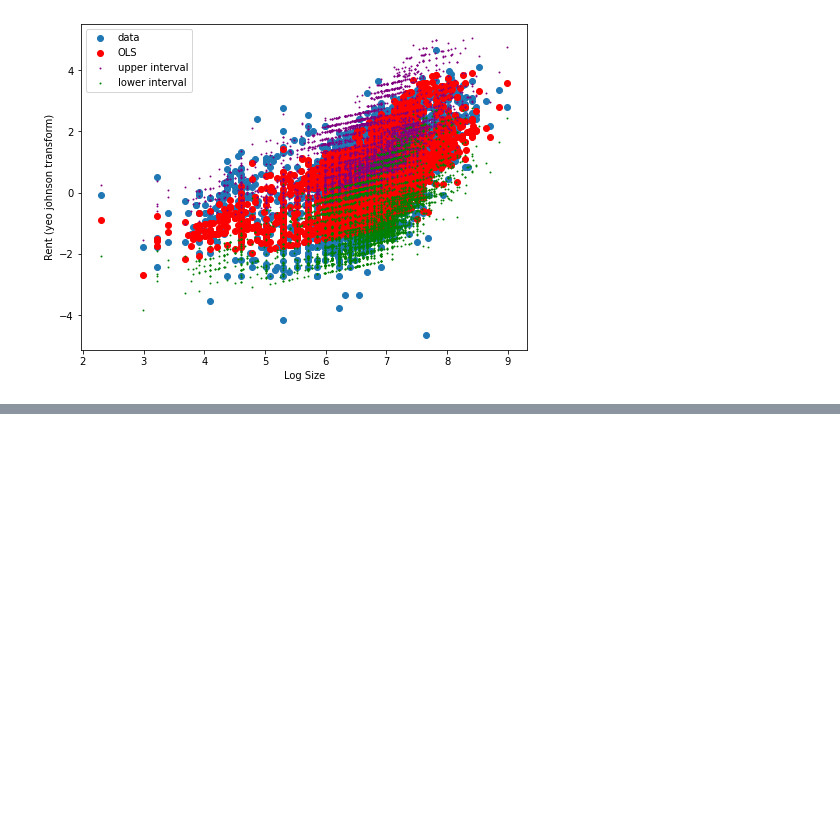
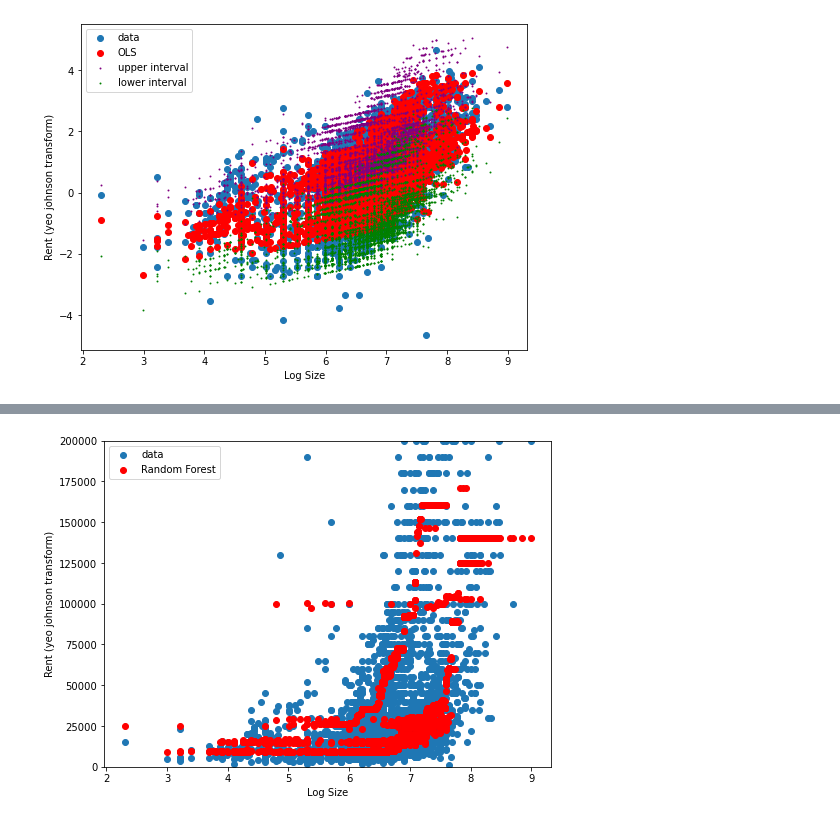
Before and after one commit to Cemlyn/UK-Housing-Market, a Jupyter notebook: Regression-Techniques/PredictingHousePrices-Kaggle.ipynb, the cells around one changed output, grey strips where cells are left out. Cells and saved outputs as stored; diff of their text form; code cells hidden in the pictures; blank space fills up the shorter version.

```diff
--- a/Regression-Techniques/PredictingHousePrices-Kaggle.ipynb
+++ b/Regression-Techniques/PredictingHousePrices-Kaggle.ipynb
@@ -349,0 +335,37 @@ Feature names seen at fit time, yet now missing:
+# %%
+from sklearn.ensemble import RandomForestRegressor
+
+build_data = df
+build_data['BHK_cat'] = pd.Series(np.where(build_data['BHK']>5,5,build_data['BHK'])).map({1:"1",2:"1",3:"3",4:"4",5:"4"})
+build_data['Furnishing_Status'] = build_data['Furnishing Status']
+build_data['area_type'] = build_data['Area Type'].map({'Built Area':'Super Area',
+                                                       'Super Area':'Super Area',
+                                                       'Carpet Area':'Carpet Area'})
+
+y,X = dmatrices("Rent ~ log_size + BHK_cat + Bathroom + City + Furnishing_Status + area_type", build_data)
+# %%
+reg = RandomForestRegressor(n_estimators=20,max_depth=5,min_samples_leaf=50)
+reg.fit(X,y)
+
+# pred_ols = model.predict_with_intervals(X)
+# pred_ols
+# iv_l = pred_ols["iv_l"].values.ravel()
+# iv_u = pred_ols["iv_u"].values.ravel()
+mean = reg.predict(X)
+
+fig, ax = plt.subplots(figsize=(8, 6))
+
+x = df['log_size'].ravel()
+y = df['Rent'].ravel()
+ax.scatter(x,y, label="data")
+ax.scatter(x, mean, c="r", label="Random Forest")
+#ax.scatter(x, iv_u, c="purple",s=0.9,label='upper interval')
+#ax.scatter(x, iv_l, c="green",s=0.9,label='lower interval')
+#ax.legend(loc="best")
+plt.xlabel("Log Size")
+plt.ylabel('Rent (yeo johnson transform)')
+plt.ylim(0,2*10**5)
+plt.legend()
+plt.show()
+# %% [output]
+[figure, added]
```
Also changed, not shown: parts of 15 cells of this notebook, 3 other files.
